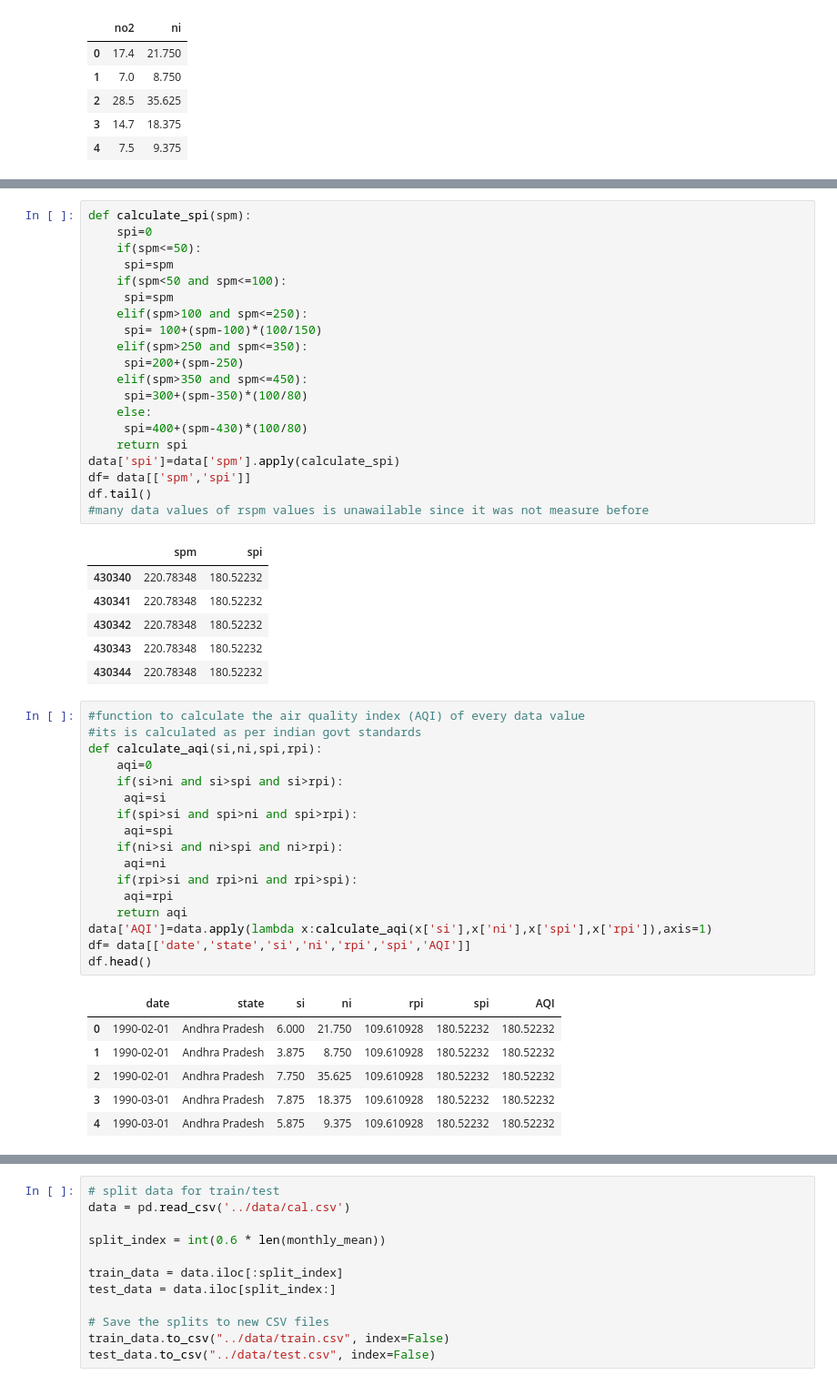
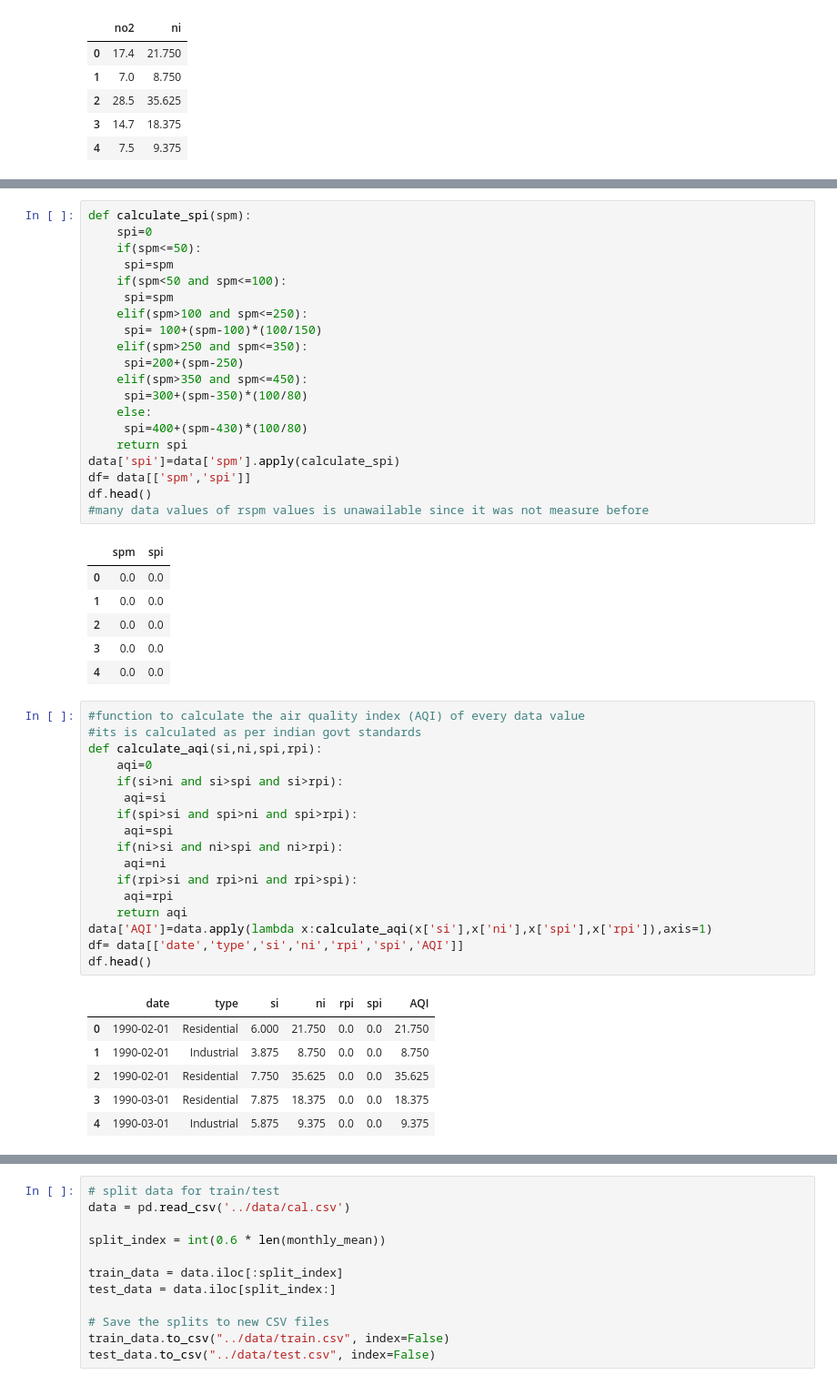
Before and after one commit to soulbrooxx/indian-air, a Jupyter notebook: src/analysis.ipynb, the cells around one changed output, grey strips where cells are left out. Shown: that part at 91% size. Saved outputs shown, nothing was run; the diff lists cells and outputs as text.

```diff
--- a/src/analysis.ipynb
+++ b/src/analysis.ipynb
@@ -113,36 +128,36 @@ def calculate_spi(spm):
     return spi
 data['spi']=data['spm'].apply(calculate_spi)
 df= data[['spm','spi']]
-df.tail()
+df.head()
 #many data values of rspm values is unawailable since it was not measure before
 # %% [output]
 |  | spm | spi |
-| 430340 | 220.78348 | 180.52232 |
-| 430341 | 220.78348 | 180.52232 |
-| 430342 | 220.78348 | 180.52232 |
-| 430343 | 220.78348 | 180.52232 |
-| 430344 | 220.78348 | 180.52232 |
+| 0 | 0.0 | 0.0 |
+| 1 | 0.0 | 0.0 |
+| 2 | 0.0 | 0.0 |
+| 3 | 0.0 | 0.0 |
+| 4 | 0.0 | 0.0 |
 # %%
 #function to calculate the air quality index (AQI) of every data value
 #its is calculated as per indian govt standards
 def calculate_aqi(si,ni,spi,rpi):
     aqi=0
     if(si>ni and si>spi and si>rpi):
      aqi=si
     if(spi>si and spi>ni and spi>rpi):
      aqi=spi
     if(ni>si and ni>spi and ni>rpi):
      aqi=ni
     if(rpi>si and rpi>ni and rpi>spi):
      aqi=rpi
     return aqi
 data['AQI']=data.apply(lambda x:calculate_aqi(x['si'],x['ni'],x['spi'],x['rpi']),axis=1)
-df= data[['date','state','si','ni','rpi','spi','AQI']]
+df= data[['date','type','si','ni','rpi','spi','AQI']]
 df.head()
 # %% [output]
-|  | date | state | si | ni | rpi | spi | AQI |
-| 0 | 1990-02-01 | Andhra Pradesh | 6.000 | 21.750 | 109.610928 | 180.52232 | 180.52232 |
-| 1 | 1990-02-01 | Andhra Pradesh | 3.875 | 8.750 | 109.610928 | 180.52232 | 180.52232 |
-| 2 | 1990-02-01 | Andhra Pradesh | 7.750 | 35.625 | 109.610928 | 180.52232 | 180.52232 |
-| 3 | 1990-03-01 | Andhra Pradesh | 7.875 | 18.375 | 109.610928 | 180.52232 | 180.52232 |
-| 4 | 1990-03-01 | Andhra Pradesh | 5.875 | 9.375 | 109.610928 | 180.52232 | 180.52232 |
+|  | date | type | si | ni | rpi | spi | AQI |
+| 0 | 1990-02-01 | Residential | 6.000 | 21.750 | 0.0 | 0.0 | 21.750 |
+| 1 | 1990-02-01 | Industrial | 3.875 | 8.750 | 0.0 | 0.0 | 8.750 |
+| 2 | 1990-02-01 | Residential | 7.750 | 35.625 | 0.0 | 0.0 | 35.625 |
+| 3 | 1990-03-01 | Residential | 7.875 | 18.375 | 0.0 | 0.0 | 18.375 |
+| 4 | 1990-03-01 | Industrial | 5.875 | 9.375 | 0.0 | 0.0 | 9.375 |
```
Also changed, not shown: parts of 7 cells of this notebook, 3 other files.
